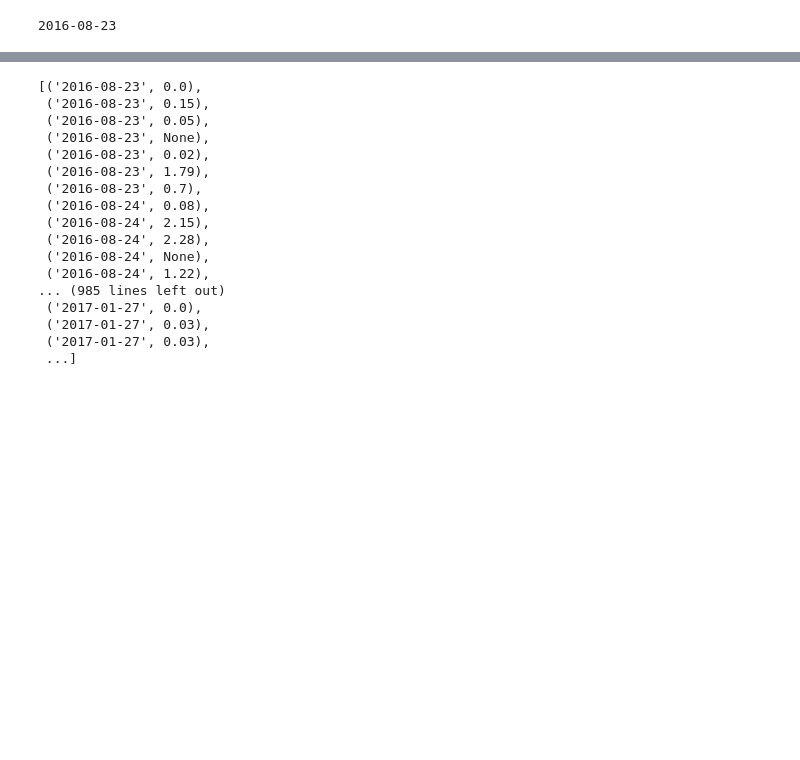
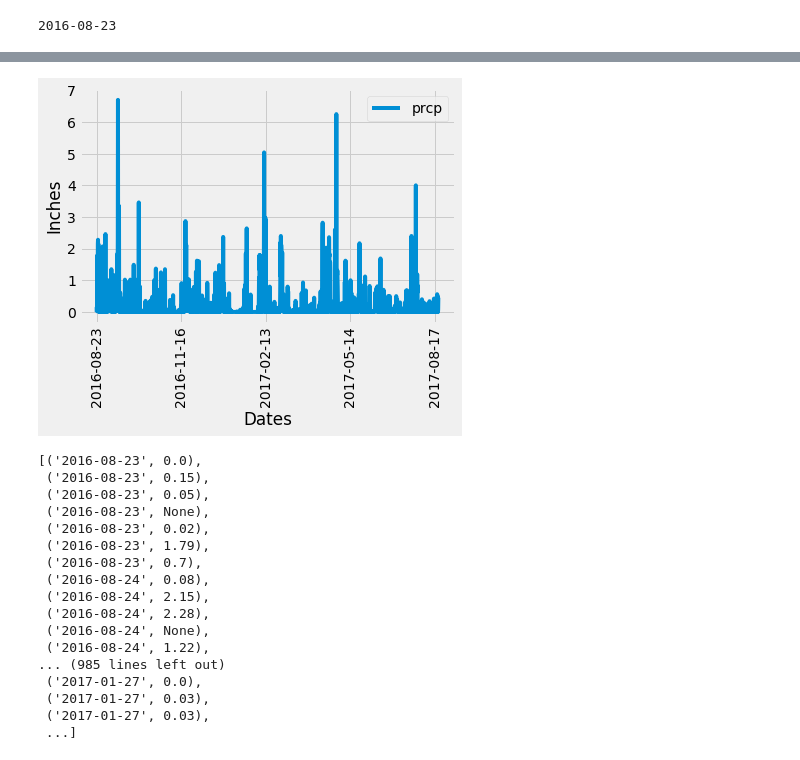
Before and after one commit to kguralpdx/sqlalchemy-challenge, a Jupyter notebook: climate_starter.ipynb, the cells around one changed output, grey strips where cells are left out. Cells and saved outputs as stored; diff of their text form; code cells hidden in the pictures; blank space fills up the shorter version.

Commit message:
updated app.py and finally got precipitation section to work in notebook

```diff
--- a/climate_starter.ipynb
+++ b/climate_starter.ipynb
@@ -117,3 +106,7 @@ one_year_prior_date = dt.date(2017, 8, 23) - dt.timedelta(days=365)
 print(one_year_prior_date)
 # %% [output]
 2016-08-23
+# %%
+precipitation = session.query(Measurement.date, Measurement.prcp).filter(Measurement.date >= one_year_prior_date).\
+    filter(Measurement.prcp != "None").order_by(Measurement.date).all()
+precipitation
@@ -119,0 +131,3 @@ print(one_year_prior_date)
+# %%
+precipitation_df = pd.DataFrame(precipitation)
+precipitation_df.head()
@@ -119,0 +141,5 @@ print(one_year_prior_date)
+# %%
+#precipitation_df.set_index('date').head()
+precipitation_df.set_index('date')
+precipitation_df.sort_values("date")
+precipitation_df.head()
@@ -120,3 +153,13 @@ print(one_year_prior_date)
+# %%
+precipitation_df.plot('date', 'prcp')
+plt.xlabel('Dates')
+plt.ylabel("Inches")
+plt.legend(["prcp"], loc="upper right")
+plt.xticks(rotation=90)
+
+plt.show()
+# %% [output]
+[figure, added]
 # %%
 # Perform a query to retrieve the data and precipitation scores
 # Some dates have no results so filtering those out
```
Also changed, not shown: parts of 4 cells of this notebook, 1 other file.
